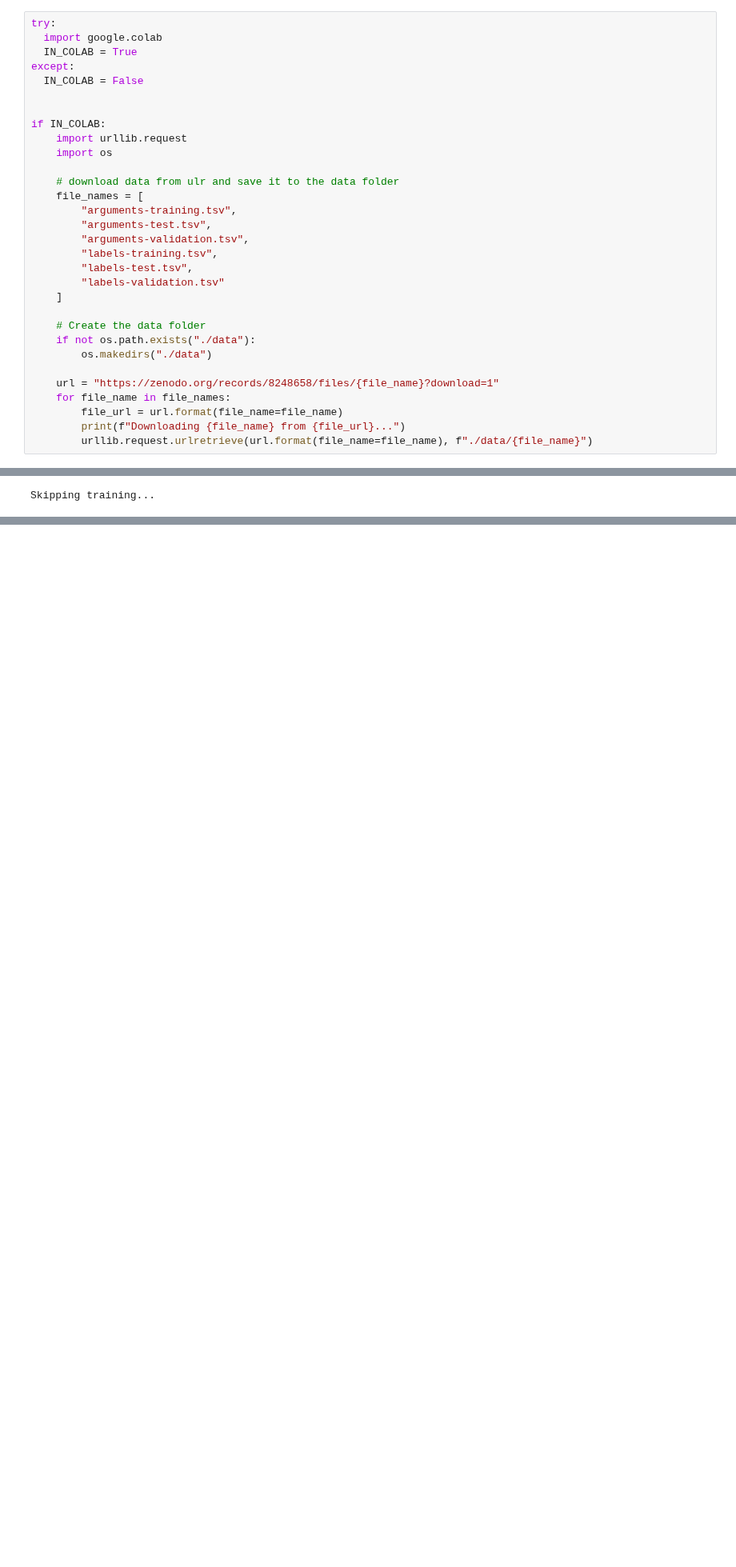
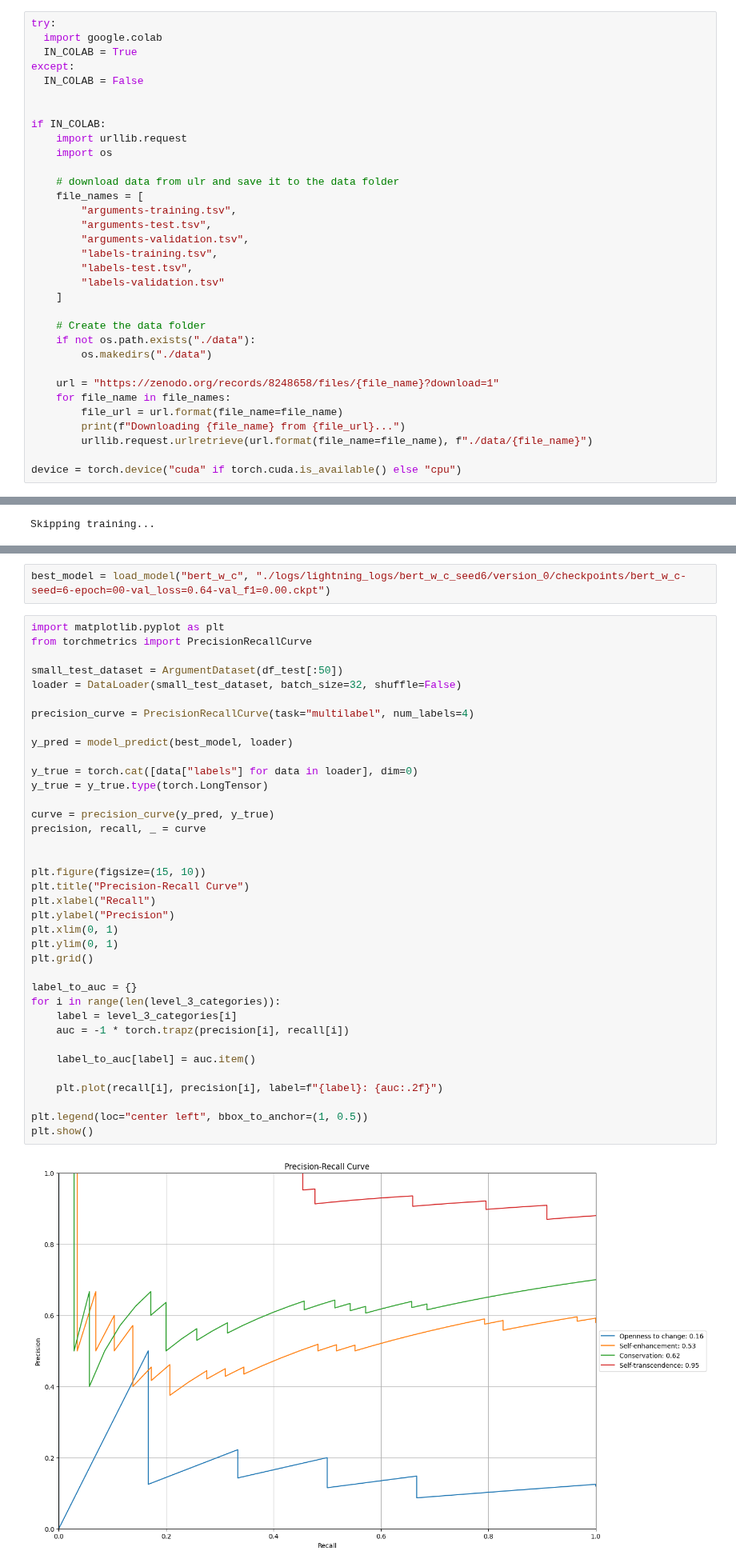
Before and after one commit to alessandrablasioli/NLP, a Jupyter notebook: A2/A2.ipynb, the cells around one changed output, grey strips where cells are left out. Shown at 80% size. Drawn from its saved outputs; the diff is of its cells as text; blank space fills up the shorter version.

Commit message:
Added: precision-recall curves, confusion matrices

```diff
--- a/A2/A2.ipynb
+++ b/A2/A2.ipynb
@@ -55,6 +146,8 @@ if IN_COLAB:
         file_url = url.format(file_name=file_name)
         print(f"Downloading {file_name} from {file_url}...")
         urllib.request.urlretrieve(url.format(file_name=file_name), f"./data/{file_name}")
+
+device = torch.device("cuda" if torch.cuda.is_available() else "cpu")
 # %%
 
 df_arg_train = pd.read_csv('./data/arguments-training.tsv', sep='\t')
@@ -595,0 +751,41 @@ def evaluate_model(model, loader, model_type):
+# %%
+best_model = load_model("bert_w_c", "./logs/lightning_logs/bert_w_c_seed6/version_0/checkpoints/bert_w_c-seed=6-epoch=00-val_loss=0.64-val_f1=0.00.ckpt")
+# %%
+import matplotlib.pyplot as plt
+from torchmetrics import PrecisionRecallCurve
+
+small_test_dataset = ArgumentDataset(df_test[:50])
+loader = DataLoader(small_test_dataset, batch_size=32, shuffle=False)
+
+precision_curve = PrecisionRecallCurve(task="multilabel", num_labels=4)
+
+y_pred = model_predict(best_model, loader)
+
+y_true = torch.cat([data["labels"] for data in loader], dim=0)
+y_true = y_true.type(torch.LongTensor)
+
+curve = precision_curve(y_pred, y_true)
+precision, recall, _ = curve
+
+
+plt.figure(figsize=(15, 10))
+plt.title("Precision-Recall Curve")
+plt.xlabel("Recall")
+plt.ylabel("Precision")
+plt.xlim(0, 1)
+plt.ylim(0, 1)
+plt.grid()
+
+label_to_auc = {}
+for i in range(len(level_3_categories)):
+    label = level_3_categories[i]
+    auc = -1 * torch.trapz(precision[i], recall[i])
+
+    label_to_auc[label] = auc.item()
+
+    plt.plot(recall[i], precision[i], label=f"{label}: {auc:.2f}")
+
+plt.legend(loc="center left", bbox_to_anchor=(1, 0.5))
+plt.show()
+# %% [output]
+[figure, added]
```
Also changed, not shown: parts of 9 cells of this notebook, 18 other files.
